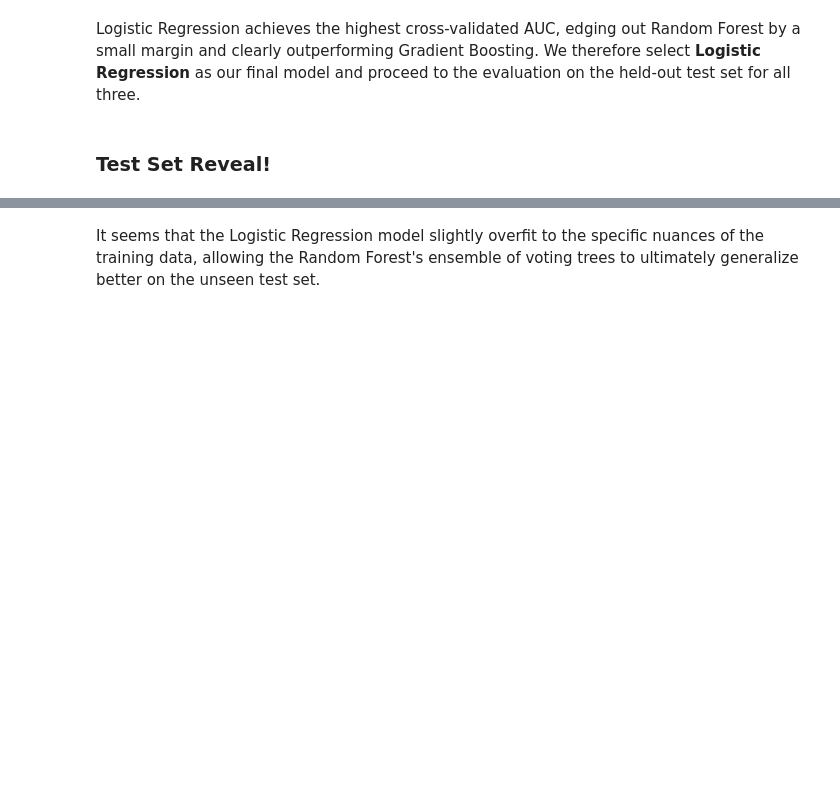
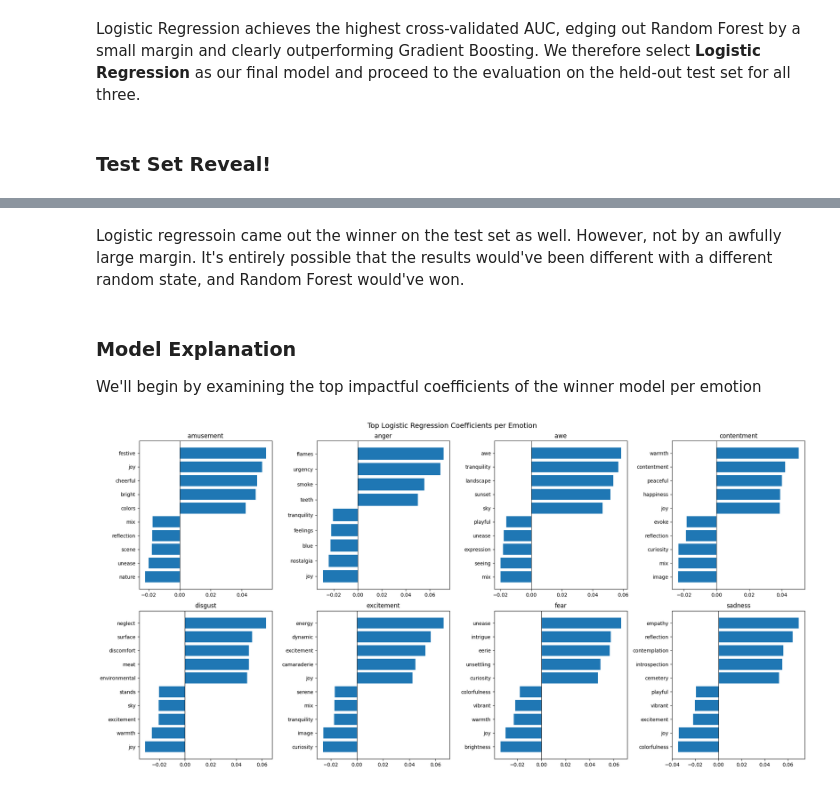
Before and after one commit to yodesser/Embeddings, a Jupyter notebook: FinalProject.ipynb, the cells around one changed output, grey strips where cells are left out. Drawn from its saved outputs; the diff is of its cells as text; code cells hidden in the pictures; blank space fills up the shorter version.

```diff
--- a/FinalProject.ipynb
+++ b/FinalProject.ipynb
@@ -813,2 +817,27 @@ display(results.style.highlight_max(subset=['Train CV AUC', 'Test AUC'], color='
 # %% [markdown]
-It seems that the Logistic Regression model slightly overfit to the specific nuances of the training data, allowing the Random Forest's ensemble of voting trees to ultimately generalize better on the unseen test set.
+Logistic regressoin came out the winner on the test set as well. However, not by an awfully large margin. It's entirely possible that the results would've been different with a different random state, and Random Forest would've won.
+# %% [markdown]
+### Model Explanation
+
+We'll begin by examining the top impactful coefficients of the winner model per emotion
+# %%
+feature_names = (['brightness', 'colorfulness'] +
+                 list(tfidf_desc.get_feature_names_out()) +
+                 list(tfidf_feel.get_feature_names_out()))
+
+coef = grid_search_l2.best_estimator_.named_steps['lr'].coef_
+classes = grid_search_l2.best_estimator_.named_steps['lr'].classes_
+
+fig, axes = plt.subplots(2, 4, figsize=(20, 10))
+for ax, cls, coefs in zip(axes.flatten(), classes, coef):
+    top = np.argsort(coefs)
+    idx = np.concatenate([top[:5], top[-5:]])
+    ax.barh([feature_names[i] for i in idx], coefs[idx])
+    ax.axvline(0, color='black', linewidth=0.8)
+    ax.set_title(cls)
+
+plt.suptitle('Top Logistic Regression Coefficients per Emotion', fontsize=14)
+plt.tight_layout()
+plt.show()
+# %% [output]
+[figure, added]
```
Also changed, not shown: parts of 33 cells of this notebook.
